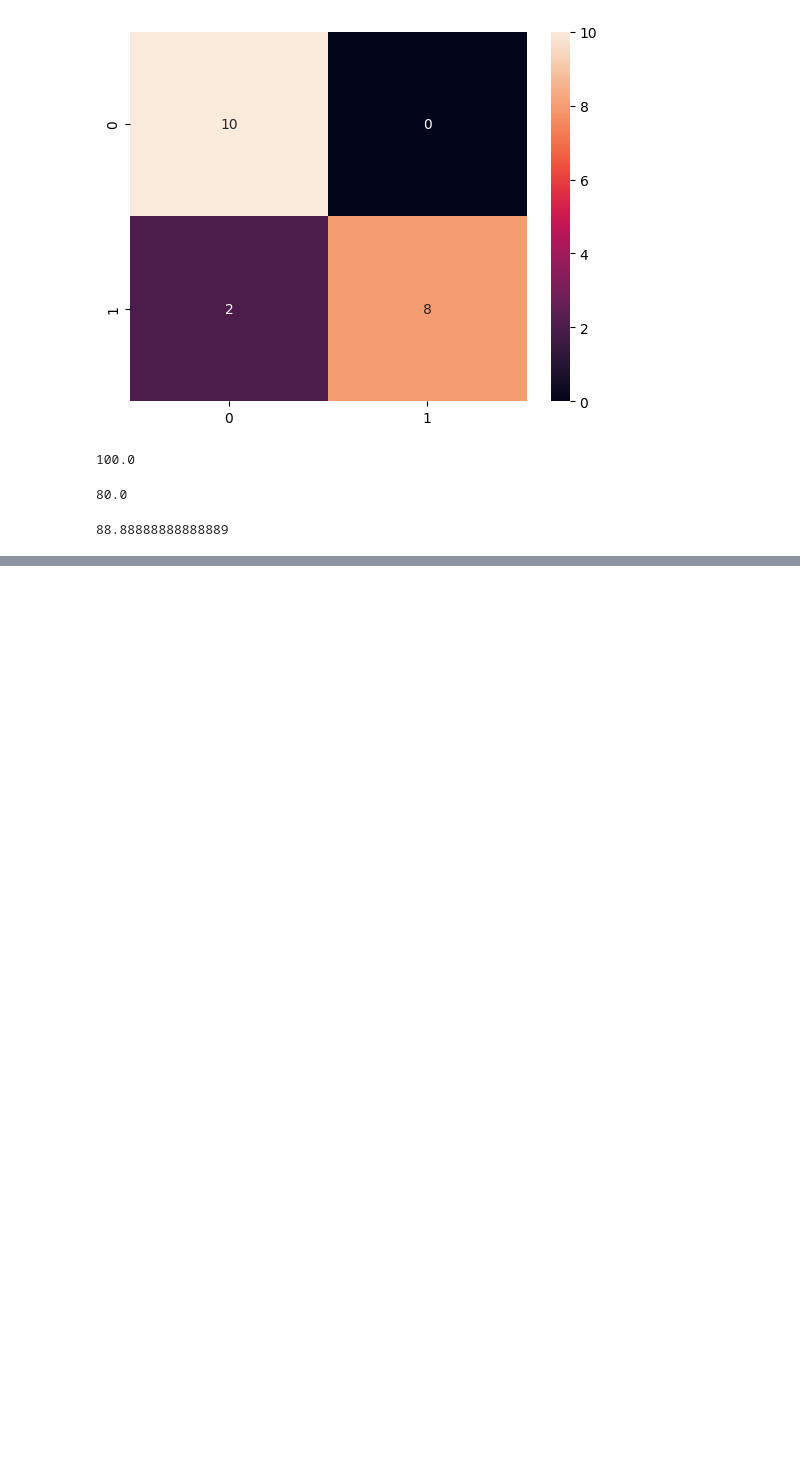
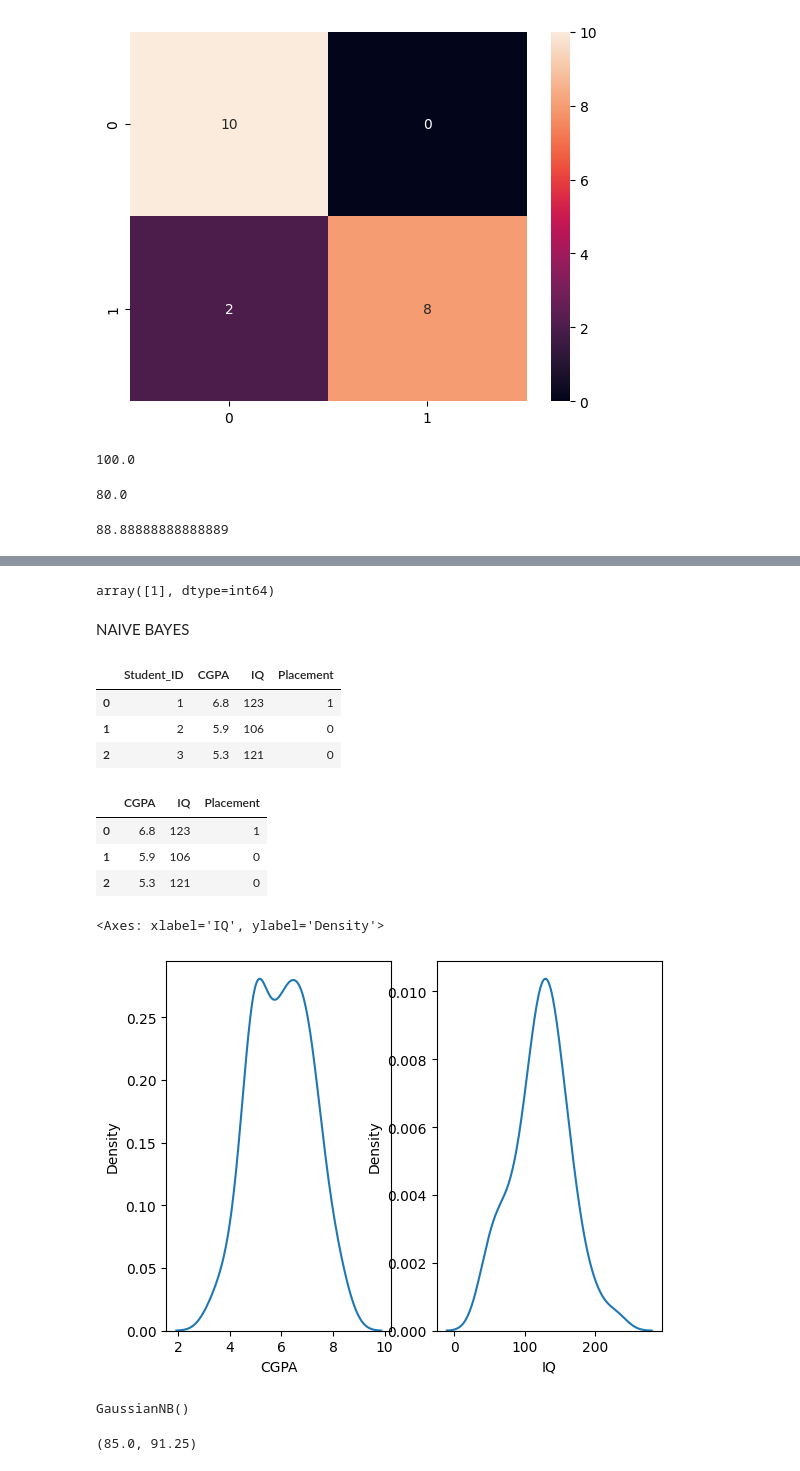
Before and after one commit to chahalbaljinder/data-science-ML-tutorial, a Jupyter notebook: classification in ml.ipynb, the cells around one changed output, grey strips where cells are left out. Drawn from its saved outputs; the diff is of its cells as text; code cells hidden in the pictures; blank space fills up the shorter version.

```diff
--- a/classification in ml.ipynb
+++ b/classification in ml.ipynb
@@ -340,0 +456,6 @@ f1_score(y_test,lr.predict(x_test))*100
+# %%
+lr.predict([[47,49000]])
+# %% [output]
+array([1], dtype=int64)
+# %% [markdown]
+NAIVE BAYES
@@ -340,0 +467,25 @@ f1_score(y_test,lr.predict(x_test))*100
+# %%
+dataset=pd.read_csv("Placement1.csv")
+dataset.head(3)
+# %% [output]
+|  | Student_ID | CGPA | IQ | Placement |
+| 0 | 1 | 6.8 | 123 | 1 |
+| 1 | 2 | 5.9 | 106 | 0 |
+| 2 | 3 | 5.3 | 121 | 0 |
+# %%
+dataset.drop(columns=["Student_ID"],inplace=True)
+dataset.head(3)
+# %% [output]
+|  | CGPA | IQ | Placement |
+| 0 | 6.8 | 123 | 1 |
+| 1 | 5.9 | 106 | 0 |
+| 2 | 5.3 | 121 | 0 |
+# %%
+plt.subplot(1,2,1)
+sns.kdeplot(dataset["CGPA"])
+                                    #for checking nature of the data
+plt.subplot(1,2,2)
+sns.kdeplot(dataset["IQ"])
+# %% [output]
+<Axes: xlabel='IQ', ylabel='Density'>
+[figure, added]
@@ -340,0 +501,9 @@ f1_score(y_test,lr.predict(x_test))*100
+# %%
+gnb=GaussianNB()
+gnb.fit(x_train,y_train)
+# %% [output]
+GaussianNB()
+# %%
+gnb.score(x_test,y_test)*100  ,  gnb.score(x_train,y_train)*100
+# %% [output]
+(85.0, 91.25)
```
Also changed, not shown: parts of 48 cells of this notebook.
